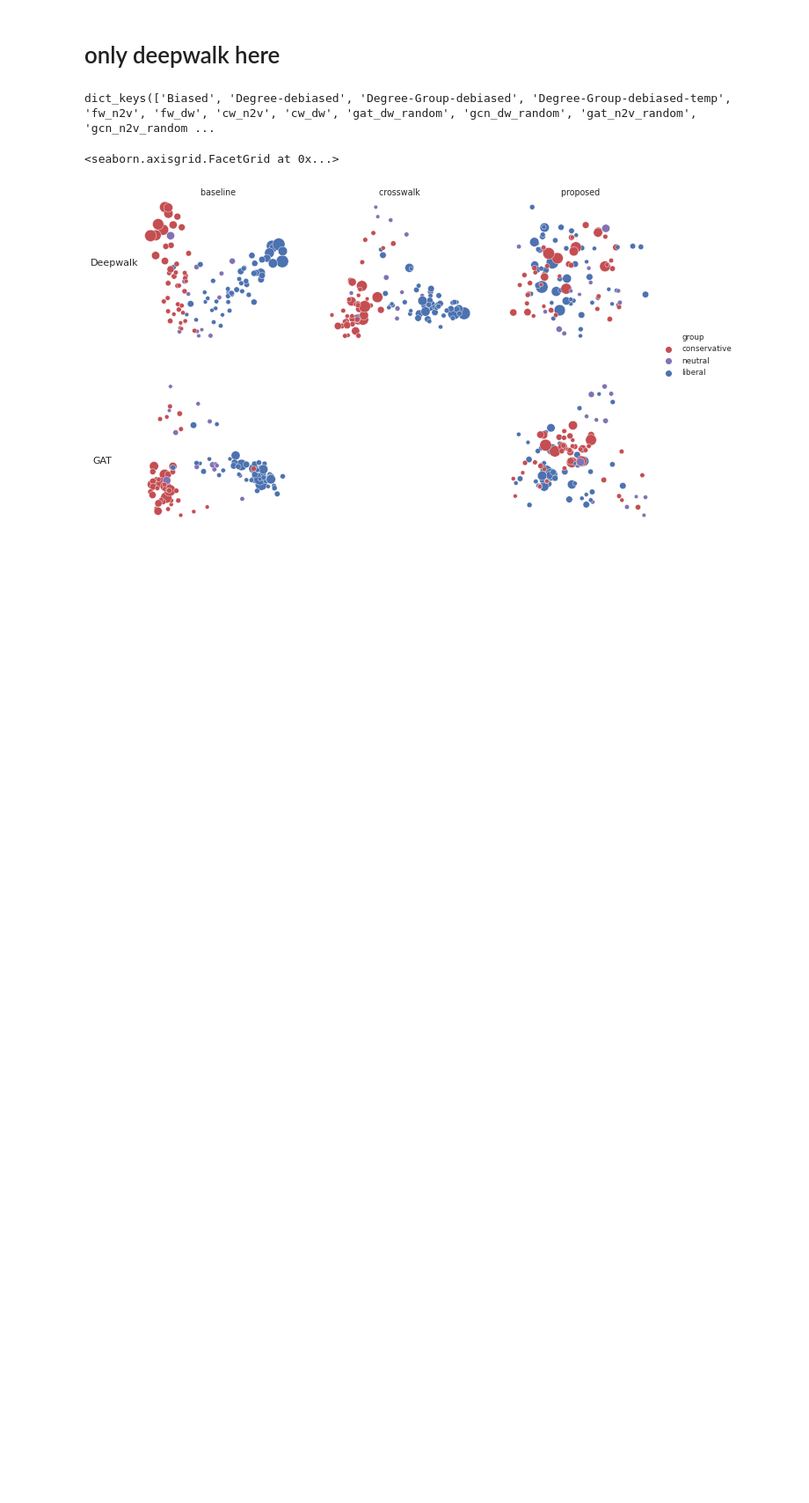
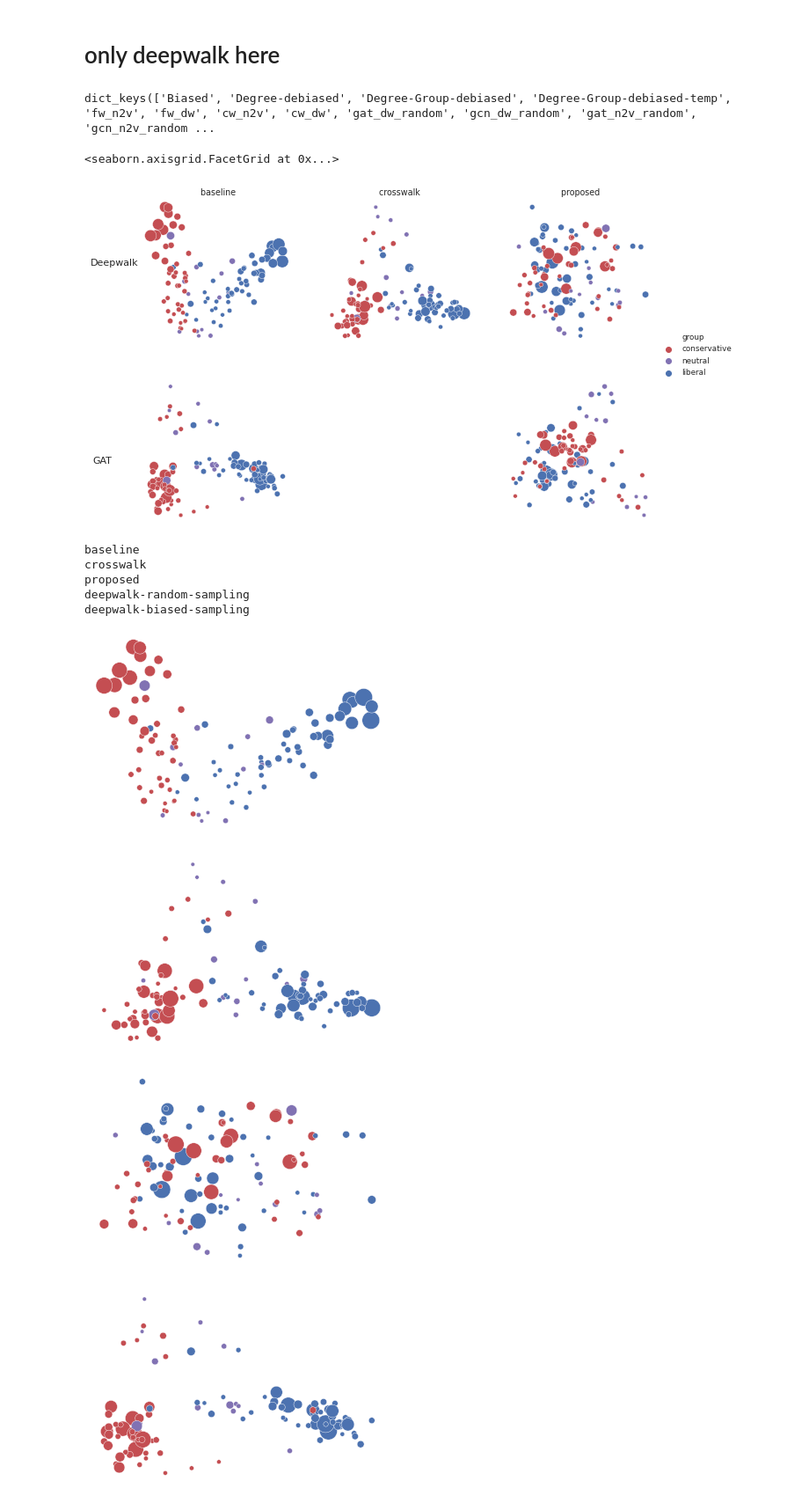
Before and after one commit to thunderock/residual2vec_, a Jupyter notebook: notebooks/PLOTS/demonstration.ipynb, the cells around one changed output. Shown at 88% size. Saved outputs shown, nothing was run; the diff lists cells and outputs as text; code cells hidden in the pictures; blank space fills up the shorter version.

```diff
--- a/notebooks/PLOTS/demonstration.ipynb
+++ b/notebooks/PLOTS/demonstration.ipynb
@@ -176,3 +176,71 @@ g.add_legend(legend_data={i: g._legend_data[i] for i in ['group', 'conservative'
 # %% [output]
 <seaborn.axisgrid.FacetGrid at 0x...>
 [figure]
+# %%
+plot_data_all = []
+
+# deg = np.array(A.sum(axis=0)).reshape(-1)
+row = 0
+ordered_ = ['Biased', 'cw_dw', 'Degree-Group-debiased', 'gat_dw_random', 'gat_dw_r2v', ]
+
+mp = {'Biased': 'baseline',
+    'gat_n2v_random': 'gat-node2vec-random-sampling', 'gat_n2v_r2v': 'gat-node2vec-biased-sampling',
+    'gat_dw_random': 'deepwalk-random-sampling', 'gat_dw_r2v': 'deepwalk-biased-sampling',
+     'gcn_dw_random': 'deepwalk-random-sampling', 'gcn_dw_r2v': 'deepwalk-biased-sampling',
+   'fw_dw': 'fairwalk-deepwalk', 'cw_dw': 'crosswalk', 'fw_n2v': "fairwalk-node2vec", 'cw_n2v': "crosswalk-node2vec",
+'Degree-Group-debiased': 'proposed'}
+# mp = {
+#     'gat_dw_random': 'biased', 'gat_dw_r2v': 'unbiased', 'Biased': 'biased', 'cw_dw': 'unbiased'
+# }
+for idx, k in enumerate(ordered_):
+#     if k not in keys: continue
+    emb = embs[k]
+#     print(k)
+    xy = PCA(n_components=2).fit_transform(emb)
+    plot_data_all += [
+        pd.DataFrame(
+            {
+                "x": xy[:, 0],
+                "y": xy[:, 1],
+                "group": [{0: 'liberal', 1:'conservative', 2:'neutral'}[i] for i in group_ids],
+                "model": mp[k],
+                "degree": deg_,
+
+            }
+        )
+    ]
+
+plot_data_all = pd.concat(plot_data_all)
+#
+sns.set_style("white")
+sns.set(font_scale=.8)
+sns.set_style("ticks")
+
+
+
+cmap = sns.color_palette()
+colors = {'liberal': cmap[0], 'conservative': cmap[3], 'neutral': cmap[4]}
+
+for o in ordered_:
+#     sns.scatterplot("x", "y", "group", "degree", palette = colors)
+
+
+    plt.figure()
+    print(mp[o], )
+    ax = sns.scatterplot(data=plot_data_all[plot_data_all.model == mp[o]], x="x", y="y",
+                    size="degree", palette=colors, hue="group", sizes=(20, 400))
+
+    # remove axis
+    ax.set_axis_off()
+    plt.legend([], [], frameon=False)
+    plt.plot();
+# %% [output]
+baseline
+crosswalk
+proposed
+deepwalk-random-sampling
+deepwalk-biased-sampling
+[figure, added]
+[figure, added]
+[figure, added]
+[figure, added]
```
Also changed, not shown: parts of 2 cells of this notebook, 2 other files.
